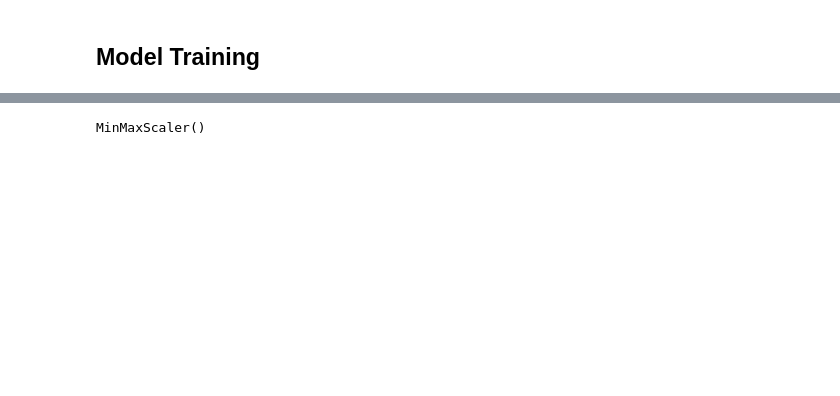
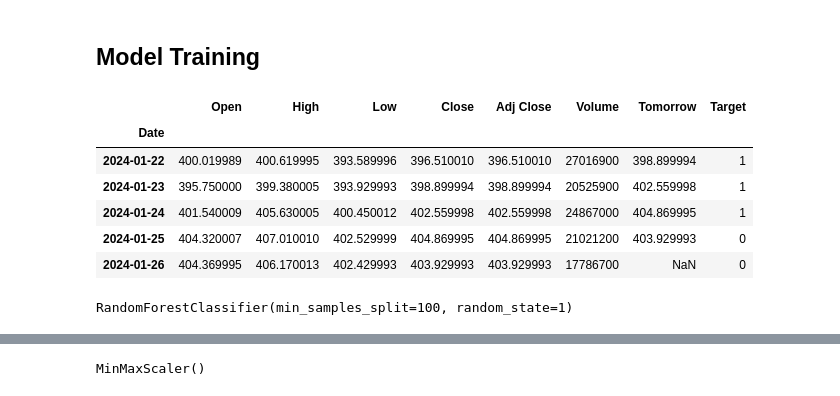
Before and after one commit to SamratAdhikari/Stock-Price-Analysis, a Jupyter notebook: Stock Price Prediction.ipynb, the cells around one changed output, grey strips where cells are left out. Drawn from its saved outputs; the diff is of its cells as text; code cells hidden in the pictures; blank space fills up the shorter version.

Commit message:
Used Random Forrest algorithm

```diff
--- a/Stock Price Prediction.ipynb
+++ b/Stock Price Prediction.ipynb
@@ -95,2 +86,14 @@ plt.show()
 # %% [markdown]
 ## Model Training
+# %%
+df['Tomorrow'] = df['Close'].shift(-1)
+df["Target"] = (df['Tomorrow'] > df['Close']).astype(int)
+df.tail()
+# %% [output]
+|  | Open | High | Low | Close | Adj Close | Volume | Tomorrow | Target |
+| Date |  |  |  |  |  |  |  |  |
+| 2024-01-22 | 400.019989 | 400.619995 | 393.589996 | 396.510010 | 396.510010 | 27016900 | 398.899994 | 1 |
+| 2024-01-23 | 395.750000 | 399.380005 | 393.929993 | 398.899994 | 398.899994 | 20525900 | 402.559998 | 1 |
+| 2024-01-24 | 401.540009 | 405.630005 | 400.450012 | 402.559998 | 402.559998 | 24867000 | 404.869995 | 1 |
+| 2024-01-25 | 404.320007 | 407.010010 | 402.529999 | 404.869995 | 404.869995 | 21021200 | 403.929993 | 0 |
+| 2024-01-26 | 404.369995 | 406.170013 | 402.429993 | 403.929993 | 403.929993 | 17786700 | NaN | 0 |
@@ -96,0 +104,5 @@ plt.show()
+# %%
+predictors = ['Close', 'Volume', 'Open', 'High', 'Low']
+model.fit(train[predictors], train['Target'])
+# %% [output]
+RandomForestClassifier(min_samples_split=100, random_state=1)
```
Also changed, not shown: parts of 15 cells of this notebook.
